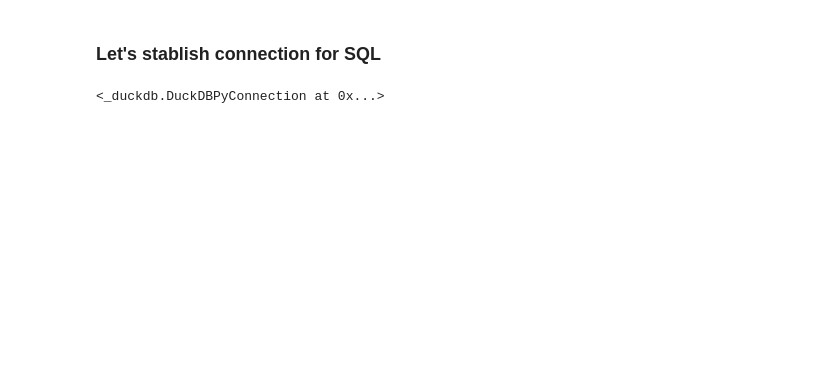
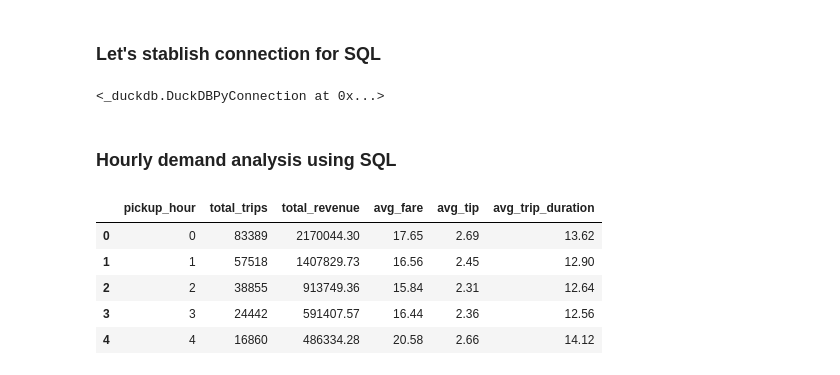
Before and after one commit to prerit0/ride-sharing-demand-intelligence, a Jupyter notebook: Notebooks/02_eda_analysis.ipynb, the cells around one changed output. Cells and saved outputs as stored; diff of their text form; code cells hidden in the pictures; blank space fills up the shorter version.

```diff
--- a/Notebooks/02_eda_analysis.ipynb
+++ b/Notebooks/02_eda_analysis.ipynb
@@ -12,6 +12,8 @@ import pandas as pd
 import numpy as np
 import matplotlib.pyplot as plt
 import seaborn as sns
+
+pd.set_option('display.max_columns', None)
 # %%
 df = pd.read_csv(r'C:\prerit\Projects\Ride-Sharing-Demand-Intelligence\Processed\Cleaned_yellow_tripdata_2025-01.csv')
 df.head()
@@ -30,3 +31,29 @@ connection = duckdb.connect()
 connection.register("taxi", df)
 # %% [output]
 <_duckdb.DuckDBPyConnection at 0x...>
+# %% [markdown]
+### Hourly demand analysis using SQL
+# %%
+query = """
+select
+  pickup_hour,
+  count(*) as total_trips,
+  round(sum(total_amount), 2) as total_revenue,
+  round(avg(fare_amount), 2) as avg_fare,
+  round(avg(tip_amount), 2) as avg_tip,
+  round(avg(trip_duration_min), 2) as avg_trip_duration
+from taxi
+group by pickup_hour
+order by pickup_hour
+"""
+
+hourly_df = connection.execute(query).df()
+
+hourly_df.head()
+# %% [output]
+|  | pickup_hour | total_trips | total_revenue | avg_fare | avg_tip | avg_trip_duration |
+| 0 | 0 | 83389 | 2170044.30 | 17.65 | 2.69 | 13.62 |
+| 1 | 1 | 57518 | 1407829.73 | 16.56 | 2.45 | 12.90 |
+| 2 | 2 | 38855 | 913749.36 | 15.84 | 2.31 | 12.64 |
+| 3 | 3 | 24442 | 591407.57 | 16.44 | 2.36 | 12.56 |
+| 4 | 4 | 16860 | 486334.28 | 20.58 | 2.66 | 14.12 |
```
Also changed, not shown: parts of 2 cells of this notebook.
